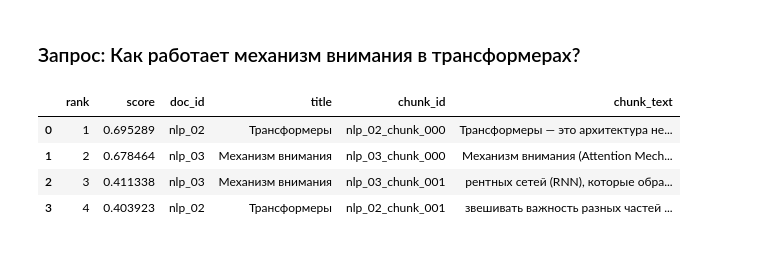
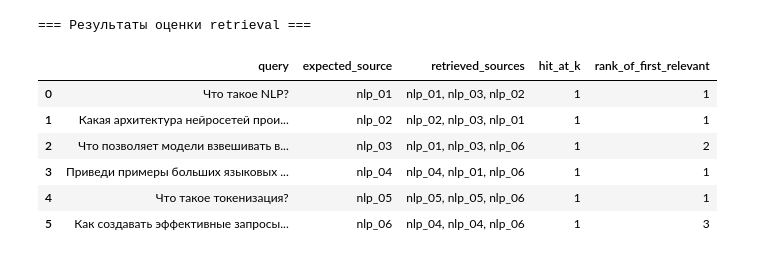
Before and after one commit to LeylaKachaeva/aie-leyla-2025, a Jupyter notebook: homeworks/HW14/HW14.ipynb, the cells around one changed output. Drawn from its saved outputs; the diff is of its cells as text; code cells hidden in the pictures.

```diff
--- a/homeworks/HW14/HW14.ipynb
+++ b/homeworks/HW14/HW14.ipynb
@@ -175,26 +194,62 @@ Notes:
 # %%
-# Ячейка 5: Функция поиска
-def search(query: str, top_k: int = 4) -> pd.DataFrame:
-    query_embedding = model.encode([query], normalize_embeddings=True)
-    scores, indices = index.search(query_embedding, top_k)
+# Ячейка 5: Контрольные запросы и оценка retrieval
+# Бенчмарк с ожидаемыми документами
+benchmark_queries = [
+    {"query_id": "q01", "query": "Что такое NLP?", "relevant_doc_id": "nlp_01"},
+    {"query_id": "q02", "query": "Какая архитектура нейросетей произвела революцию в NLP?", "relevant_doc_id": "nlp_02"},
+    {"query_id": "q03", "query": "Что позволяет модели взвешивать важность слов?", "relevant_doc_id": "nlp_03"},
+    {"query_id": "q04", "query": "Приведи примеры больших языковых моделей.", "relevant_doc_id": "nlp_04"},
+    {"query_id": "q05", "query": "Что такое токенизация?", "relevant_doc_id": "nlp_05"},
+    {"query_id": "q06", "query": "Как создавать эффективные запросы к LLM?", "relevant_doc_id": "nlp_06"},
+]
 
-    results = []
-    for rank, (score, idx) in enumerate(zip(scores[0], indices[0]), start=1):
-        chunk = chunks_df.iloc[idx].to_dict()
-        chunk["rank"] = rank
-        chunk["score"] = score
-        results.append(chunk)
+def evaluate_retrieval(queries, k=3):
+    eval_results = []
+    for item in queries:
+        query = item["query"]
+        expected_source = item["relevant_doc_id"]
+        results_df = search(query, top_k=k)
 
-    return pd.DataFrame(results)[["rank", "score", "doc_id", "title", "chunk_id", "chunk_text"]]
+        retrieved_sources = ", ".join(results_df["doc_id"].values)
+        hit_at_k = 1 if expected_source in results_df["doc_id"].values else 0
+        recall_at_k = hit_at_k  # Для одного релевантного документа
 
-# Проверка
-sample_query = "Как работает механизм внимания в трансформерах?"
-display(Markdown(f"### Запрос: {sample_query}"))
-display(search(sample_query, top_k=4))
+        rank = results_df[results_df["doc_id"] == expected_source]["rank"].values
+        rank_of_first_relevant = rank[0] if len(rank) > 0 else None
+
+        eval_results.append({
+            "query": query,
+            "expected_source": expected_source,
+            "retrieved_sources": retrieved_sources,
+            "hit_at_k": hit_at_k,
+            f"hit@{k}_internal": hit_at_k,
+            f"recall@{k}_internal": recall_at_k,
+            "rank_of_first_relevant": rank_of_first_relevant
+        })
+    return pd.DataFrame(eval_results)
+
+# Запуск оценки
+TOP_K = 3
+eval_df = evaluate_retrieval(benchmark_queries, k=TOP_K)
+print("\n=== Результаты оценки retrieval ===")
+display(eval_df[["query", "expected_source", "retrieved_sources", "hit_at_k", "rank_of_first_relevant"]])
+
+# Расчёт метрик
+mean_hit = eval_df[f"hit@{TOP_K}_internal"].mean()
+mean_recall = eval_df[f"recall@{TOP_K}_internal"].mean()
+print(f"\nСредний hit@{TOP_K}: {mean_hit:.2f}")
+print(f"Средний recall@{TOP_K}: {mean_recall:.2f}")
+
+# Сохраняем с ОБЯЗАТЕЛЬНЫМИ колонками
+eval_df_to_save = eval_df[["query", "expected_source", "retrieved_sources", "hit_at_k"]]
+eval_df_to_save.to_csv("./artifacts/retrieval_eval.csv", index=False)
+print("\nФайл './artifacts/retrieval_eval.csv' сохранен.")
 # %% [output]
-### Запрос: Как работает механизм внимания в трансформерах?
+=== Результаты оценки retrieval ===
-|  | rank | score | doc_id | title | chunk_id | chunk_text |
-| 0 | 1 | 0.695289 | nlp_02 | Трансформеры | nlp_02_chunk_000 | Трансформеры — это архитектура не... |
-| 1 | 2 | 0.678464 | nlp_03 | Механизм внимания | nlp_03_chunk_000 | Механизм внимания (Attention Mech... |
-| 2 | 3 | 0.411338 | nlp_03 | Механизм внимания | nlp_03_chunk_001 | рентных сетей (RNN), которые обра... |
-| 3 | 4 | 0.403923 | nlp_02 | Трансформеры | nlp_02_chunk_001 | звешивать важность разных частей ... |
+|  | query | expected_source | retrieved_sources | hit_at_k | rank_of_first_relevant |
+| 0 | Что такое NLP? | nlp_01 | nlp_01, nlp_03, nlp_02 | 1 | 1 |
+| 1 | Какая архитектура нейросетей прои... | nlp_02 | nlp_02, nlp_03, nlp_01 | 1 | 1 |
+| 2 | Что позволяет модели взвешивать в... | nlp_03 | nlp_01, nlp_03, nlp_06 | 1 | 2 |
+| 3 | Приведи примеры больших языковых ... | nlp_04 | nlp_04, nlp_01, nlp_06 | 1 | 1 |
+| 4 | Что такое токенизация? | nlp_05 | nlp_05, nlp_05, nlp_06 | 1 | 1 |
+| 5 | Как создавать эффективные запросы... | nlp_06 | nlp_04, nlp_04, nlp_06 | 1 | 3 |
```
Also changed, not shown: parts of 9 cells of this notebook, 4 other files.
